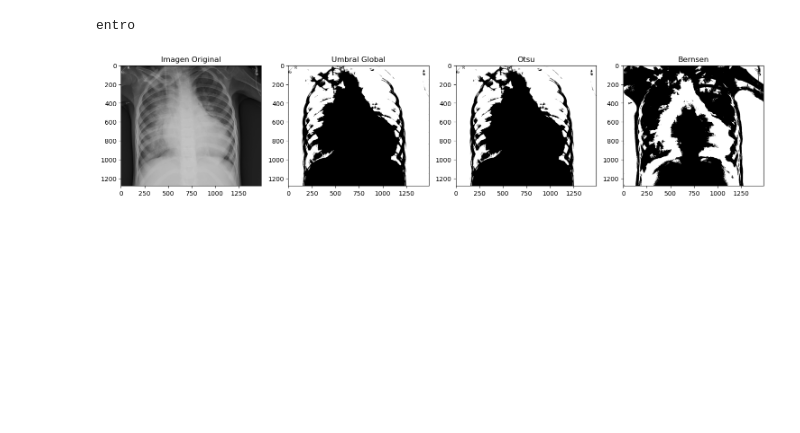
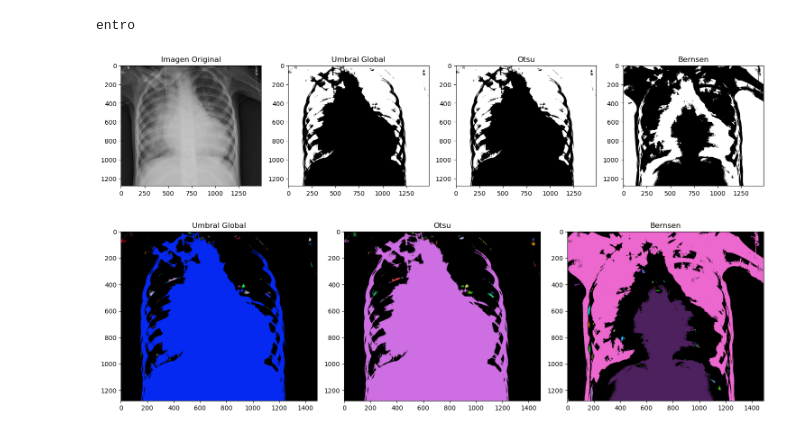
Before and after one commit to DiegoCastr00/VisionArtificial, a Jupyter notebook: Practica1-4.ipynb, the cells around one changed output. Saved outputs shown, nothing was run; the diff lists cells and outputs as text; code cells hidden in the pictures; blank space fills up the shorter version.

```diff
--- a/Practica1-4.ipynb
+++ b/Practica1-4.ipynb
@@ -38,3 +39,26 @@ plt.tight_layout()
 plt.show()
 # %% [output]
 [figure]
+# %%
+globall = etiquetas_c(UmbralX)
+Otsu= etiquetas_c(Otsu)
+bensenU = etiquetas_c(bensenU)
+
+
+fig, axs = plt.subplots(1, 3, figsize=(15, 5))
+
+axs[0].imshow(globall)
+axs[0].set_title('Umbral Global')
+
+axs[1].imshow(Otsu)
+axs[1].set_title('Otsu')
+
+axs[2].imshow(bensenU)
+axs[2].set_title('Bernsen')
+
+
+plt.tight_layout()
+
+plt.show()
+# %% [output]
+[figure, added]
```
Also changed, not shown: parts of 1 cell of this notebook, 3 other files.
